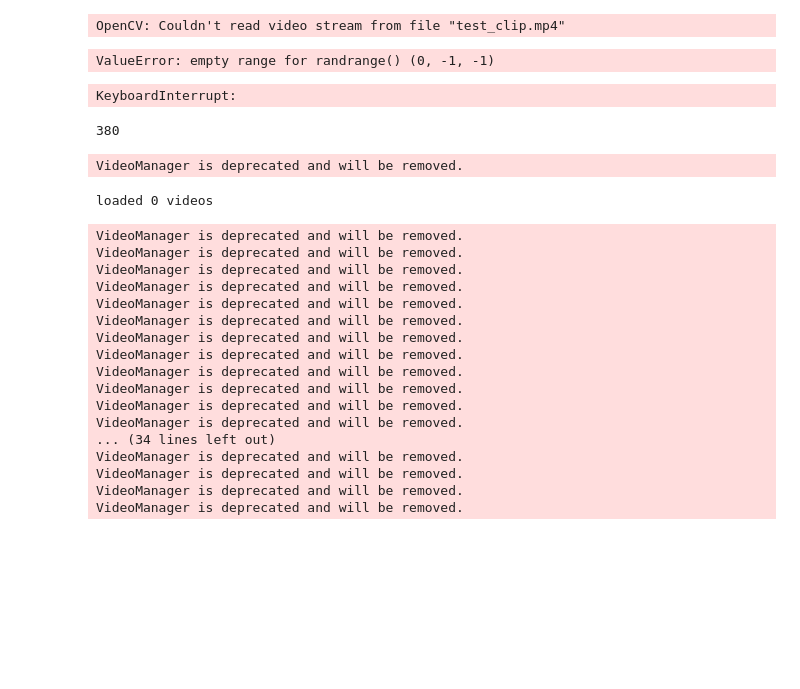
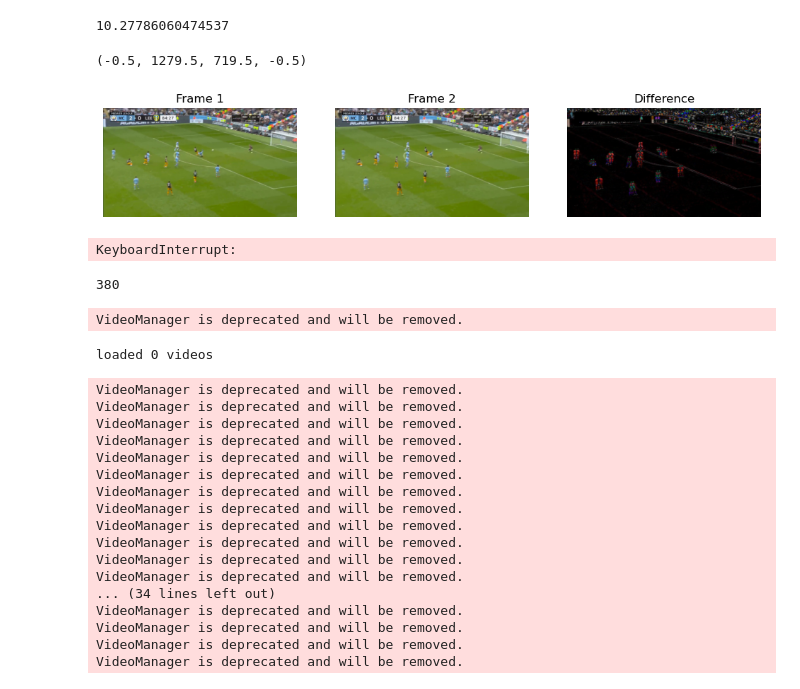
Before and after one commit to ido-tzhori/autoencoderlight, a Jupyter notebook: clip_slicer.ipynb, the cells around one changed output. Drawn from its saved outputs; the diff is of its cells as text; code cells hidden in the pictures; blank space fills up the shorter version.

```diff
--- a/clip_slicer.ipynb
+++ b/clip_slicer.ipynb
@@ -63,41 +63,44 @@ def calculate_frame_difference(frame1, frame2):
 
     return np.mean(difference)
 # %%
-video = cv2.VideoCapture('test_clip.mp4')
+video_path = os.path.join('/Users/idotzhori/Desktop/Desktop - Ido’s Laptop/autoencoderlight/cleaned_highlights',random.choice(os.listdir('cleaned_highlights')))
+
+video = cv2.VideoCapture(video_path)
 
 total_frames = int(video.get(cv2.CAP_PROP_FRAME_COUNT))
 
 random_frame_number = random.randint(0, total_frames - 2)
 
 video.set(cv2.CAP_PROP_POS_FRAMES, random_frame_number)
 
 ret, frame1 = video.read()
 ret, frame2 = video.read()
 
 frame1_rgb = cv2.cvtColor(frame1, cv2.COLOR_BGR2RGB)
 frame2_rgb = cv2.cvtColor(frame2, cv2.COLOR_BGR2RGB)
 
 diff = calculate_pixelwise_difference(frame1, frame2)
 print(np.mean(diff))
 plt.figure(figsize=(12, 4))
 
 plt.subplot(1, 3, 1)
 plt.imshow(frame1_rgb)
 plt.title('Frame 1')
 plt.axis('off')
 
 plt.subplot(1, 3, 2)
 plt.imshow(frame2_rgb)
 plt.title('Frame 2')
 plt.axis('off')
 
 plt.subplot(1, 3, 3)
 plt.imshow(diff)
 plt.title('Difference')
 plt.axis('off')
 # %% [output]
-OpenCV: Couldn't read video stream from file "test_clip.mp4"
+10.27786060474537
-ValueError: empty range for randrange() (0, -1, -1)
+(-0.5, 1279.5, 719.5, -0.5)
+[figure, added]
 # %%
 def find_scenes(video_path, video_manager, thresh, min_content, max_scene_length=15, min_scene_length=5):
     scene_manager = SceneManager()
```
Also changed, not shown: parts of 3 cells of this notebook, 3 other files.
